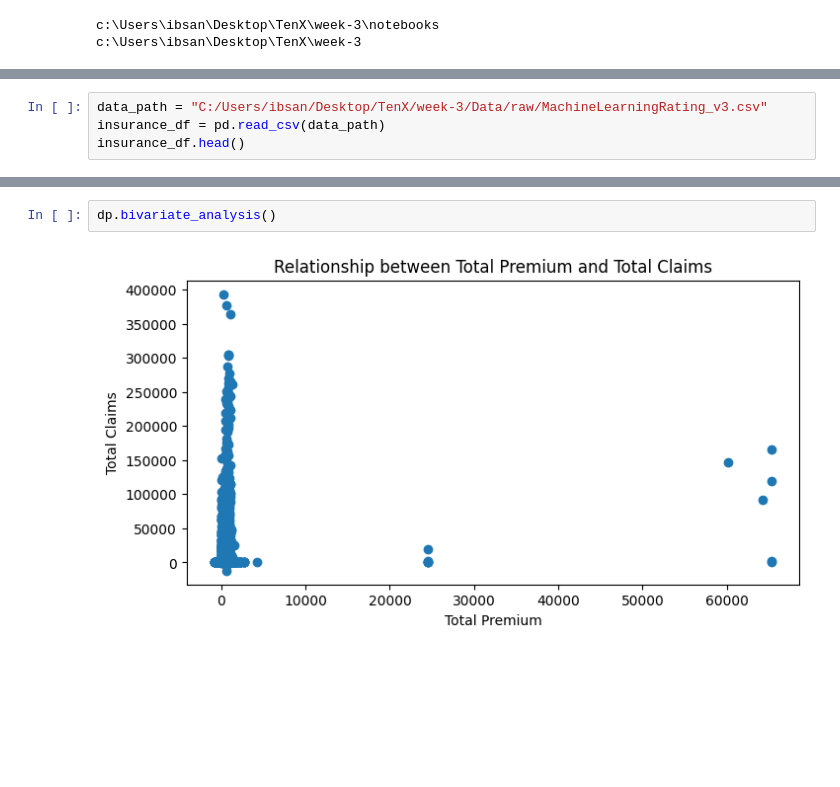
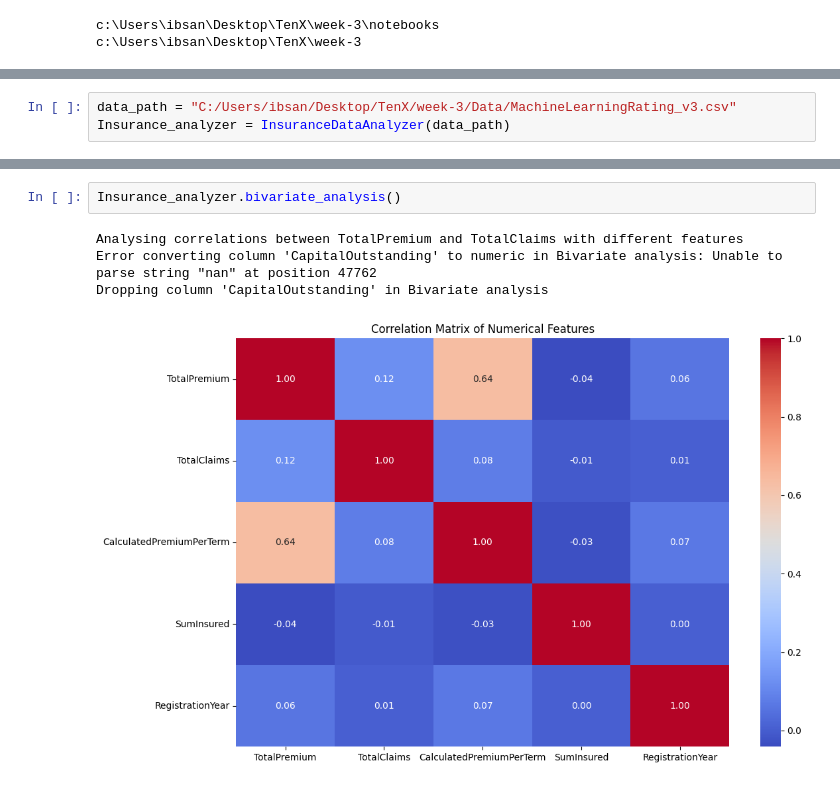
Before and after one commit to ibso99/Insurance-Analysis, a Jupyter notebook: notebooks/EDA.ipynb, the cells around one changed output, grey strips where cells are left out. Saved outputs shown, nothing was run; the diff lists cells and outputs as text; blank space fills up the shorter version.

Commit message:
Performed Insurance data exploration

```diff
--- a/notebooks/EDA.ipynb
+++ b/notebooks/EDA.ipynb
@@ -20,5 +21,4 @@ from scripts.DataPipeline import DataPipeline
 # %%
-data_path = "C:/Users/ibsan/Desktop/TenX/week-3/Data/raw/MachineLearningRating_v3.csv"
-insurance_df = pd.read_csv(data_path)
-insurance_df.head()
+data_path = "C:/Users/ibsan/Desktop/TenX/week-3/Data/MachineLearningRating_v3.csv"
+Insurance_analyzer = InsuranceDataAnalyzer(data_path)
 # %% [output]
@@ -119,4 +92,7 @@ max    3.930921e+05
 # %%
-dp.bivariate_analysis()
+Insurance_analyzer.bivariate_analysis()
 # %% [output]
+Analysing correlations between TotalPremium and TotalClaims with different features
+Error converting column 'CapitalOutstanding' to numeric in Bivariate analysis: Unable to parse string "nan" at position 47762
+Dropping column 'CapitalOutstanding' in Bivariate analysis
-[figure, old version]
+[figure, new version]
```
Also changed, not shown: parts of 18 cells of this notebook, 1 other file.
